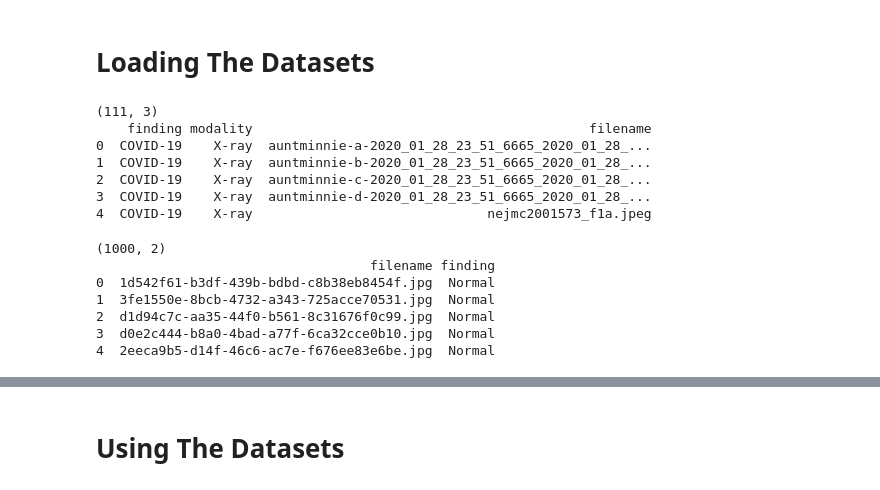
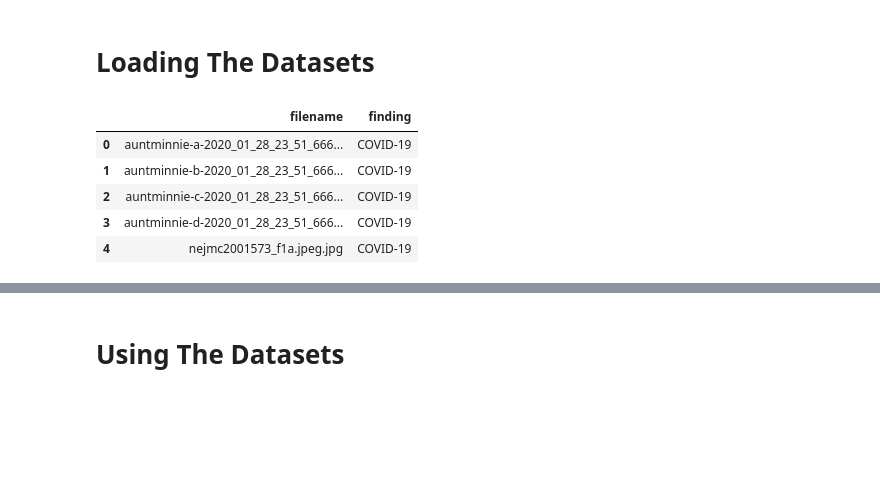
Before and after one commit to casper-hansen/COVID-19-Detection, a Jupyter notebook: Deep_Learning_for_COVID_19.ipynb, the cells around one changed output, grey strips where cells are left out. Drawn from its saved outputs; the diff is of its cells as text; code cells hidden in the pictures; blank space fills up the shorter version.

```diff
--- a/Deep_Learning_for_COVID_19.ipynb
+++ b/Deep_Learning_for_COVID_19.ipynb
@@ -19,37 +24,2 @@ fatal: destination path 'xray_negative' already exists and is not an empty direc
 # %% [markdown]
 # Loading The Datasets
-# %%
-import pandas as pd
-
-columns = ['finding', 'modality', 'filename']
-
-# only use COVID-19 samples done with X-ray
-df = pd.read_csv(metadata, usecols=columns)
-df = df.loc[df['finding'] == 'COVID-19']
-df = df.loc[df['modality'] == 'X-ray']
-
-print(df.shape)
-print(df.head(5))
-# %% [output]
-(111, 3)
-    finding modality                                           filename
-0  COVID-19    X-ray  auntminnie-a-2020_01_28_23_51_6665_2020_01_28_...
-1  COVID-19    X-ray  auntminnie-b-2020_01_28_23_51_6665_2020_01_28_...
-2  COVID-19    X-ray  auntminnie-c-2020_01_28_23_51_6665_2020_01_28_...
-3  COVID-19    X-ray  auntminnie-d-2020_01_28_23_51_6665_2020_01_28_...
-4  COVID-19    X-ray                              nejmc2001573_f1a.jpeg
-# %%
-columns = ['finding', 'filename']
-
-df_normal = pd.read_csv(normal_metadata, usecols=columns)
-
-print(df_normal.shape)
-print(df_normal.head(5))
-# %% [output]
-(1000, 2)
-                                   filename finding
-0  1d542f61-b3df-439b-bdbd-c8b38eb8454f.jpg  Normal
-1  3fe1550e-8bcb-4732-a343-725acce70531.jpg  Normal
-2  d1d94c7c-aa35-44f0-b561-8c31676f0c99.jpg  Normal
-3  d0e2c444-b8a0-4bad-a77f-6ca32cce0b10.jpg  Normal
-4  2eeca9b5-d14f-46c6-ac7e-f676ee83e6be.jpg  Normal
@@ -76,0 +26,18 @@ labels = np.array(labels)
+# %%
+covid_path = 'dataset/covid_dataset.csv'
+covid_image_path = 'dataset/covid_adjusted/'
+
+normal_path = 'dataset/normal_xray_dataset.csv'
+normal_image_path = 'dataset/normal_dataset/'
+
+covid_df = pd.read_csv(covid_path, usecols=['filename', 'finding'])
+normal_df = pd.read_csv(normal_path, usecols=['filename', 'finding'])
+
+covid_df.head()
+# %% [output]
+|  | filename | finding |
+| 0 | auntminnie-a-2020_01_28_23_51_666... | COVID-19 |
+| 1 | auntminnie-b-2020_01_28_23_51_666... | COVID-19 |
+| 2 | auntminnie-c-2020_01_28_23_51_666... | COVID-19 |
+| 3 | auntminnie-d-2020_01_28_23_51_666... | COVID-19 |
+| 4 | nejmc2001573_f1a.jpeg.jpg | COVID-19 |
```
Also changed, not shown: parts of 9 cells of this notebook.
